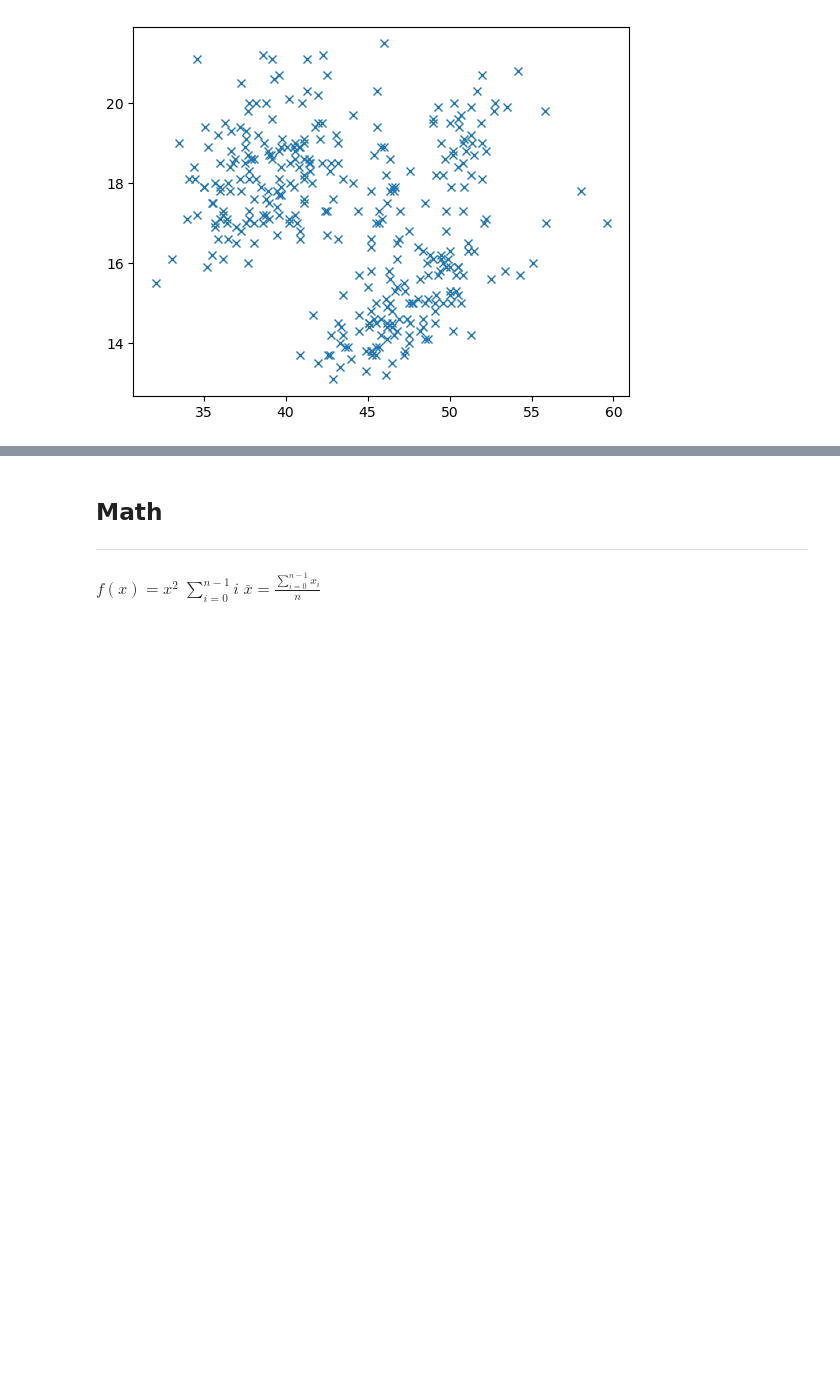
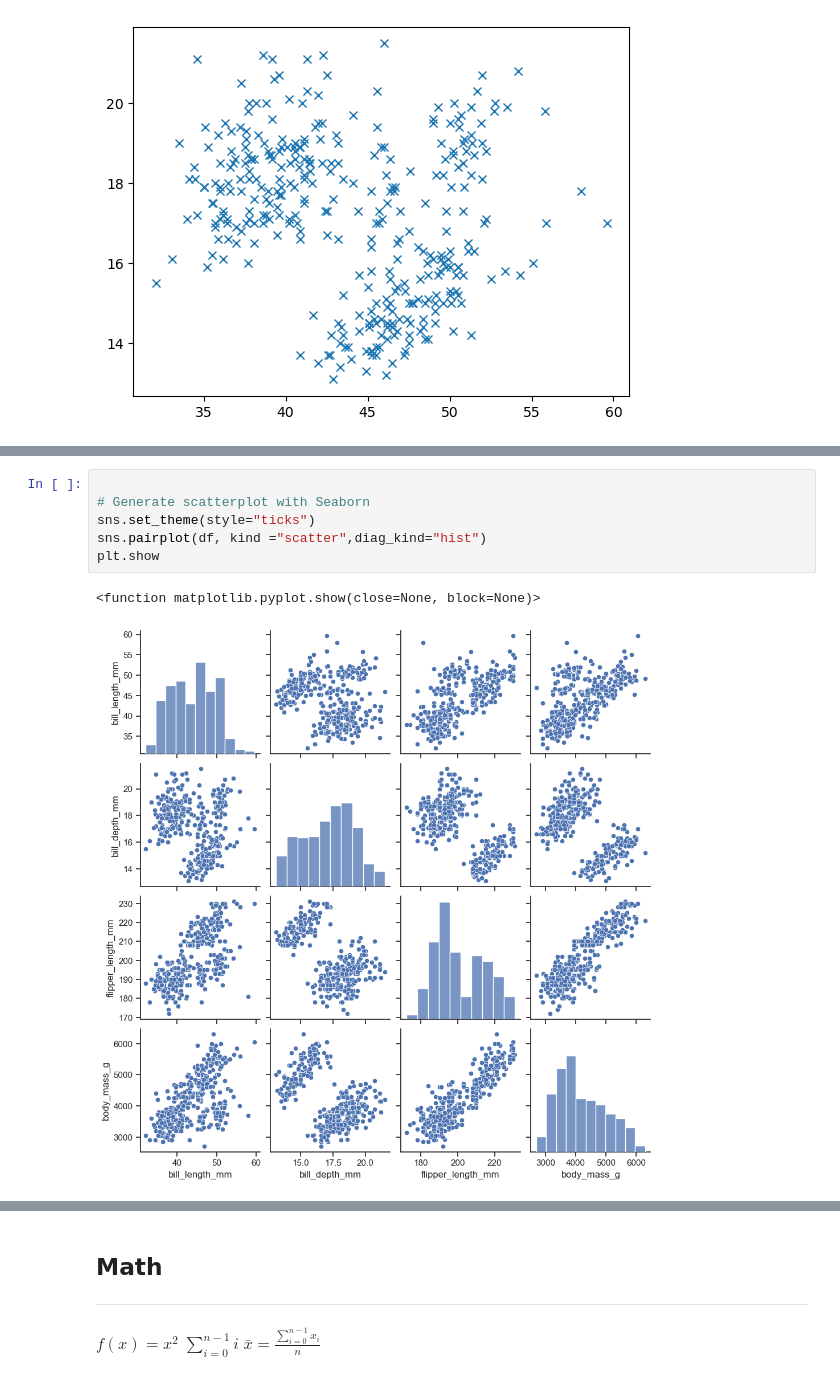
Before and after one commit to Roisin2/mywork, a Jupyter notebook: penguins.ipynb, the cells around one changed output, grey strips where cells are left out. Saved outputs shown, nothing was run; the diff lists cells and outputs as text; blank space fills up the shorter version.

```diff
--- a/penguins.ipynb
+++ b/penguins.ipynb
@@ -421,3 +454,12 @@ np.corrcoef(bill_len, b_depth)
 # %% [output]
 array([[nan, nan],
        [nan, nan]])
+# %%
+
+# Generate scatterplot with Seaborn
+sns.set_theme(style="ticks")
+sns.pairplot(df, kind ="scatter",diag_kind="hist")
+plt.show
+# %% [output]
+<function matplotlib.pyplot.show(close=None, block=None)>
+[figure, added]
```
Also changed, not shown: parts of 18 cells of this notebook, 1 other file.
